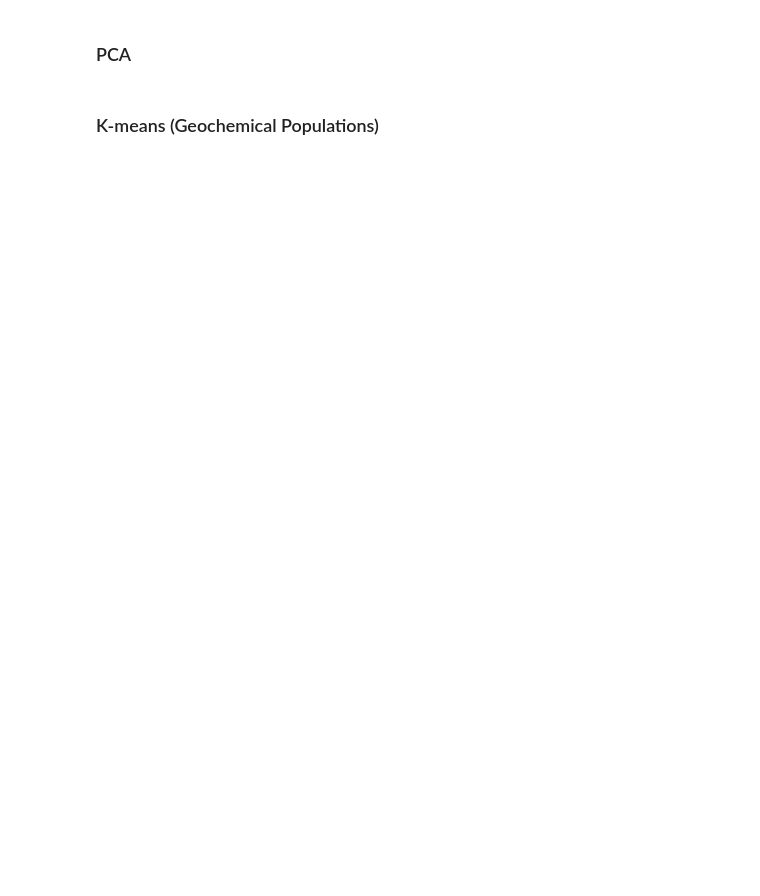
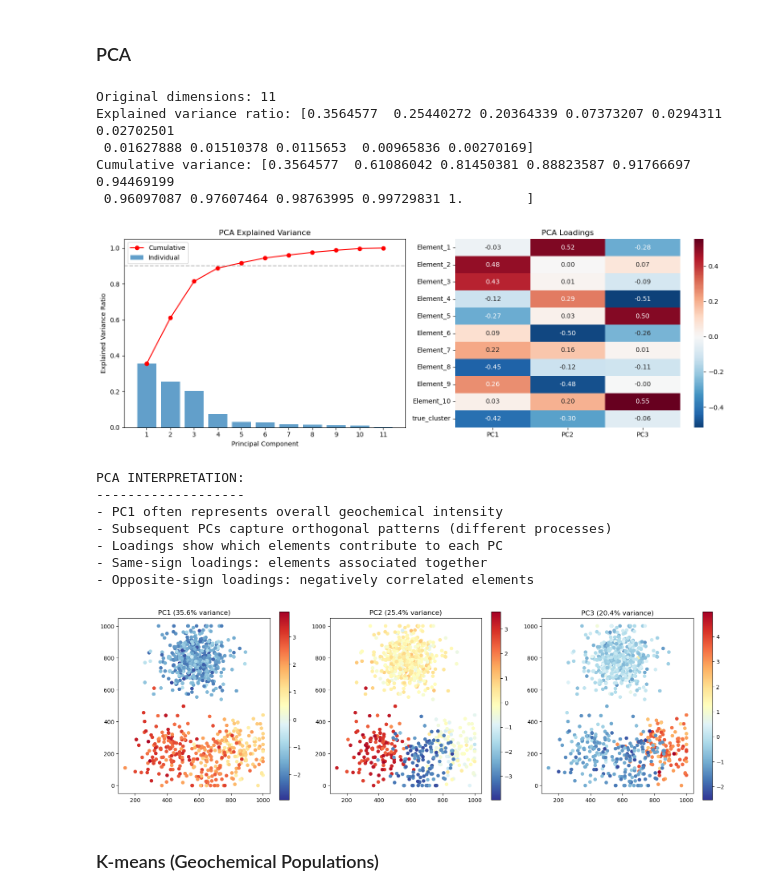
Before and after one commit to MinersAI/SGS_training, a Jupyter notebook: sgs_analytical_workflow.ipynb, the cells around one changed output. Saved outputs shown, nothing was run; the diff lists cells and outputs as text; code cells hidden in the pictures; blank space fills up the shorter version.

```diff
--- a/sgs_analytical_workflow.ipynb
+++ b/sgs_analytical_workflow.ipynb
@@ -377,2 +426,61 @@ plt.show()
+# %%
+# Prepare data for PCA
+X_geochem = geochem_gdf[feature_cols].values
+
+# Log transform (common for geochemical data)
+X_log = np.log(X_geochem + 1)
+
+# Standardize
+scaler = StandardScaler()
+X_scaled = scaler.fit_transform(X_log)
+
+# Apply PCA
+pca = PCA()
+X_pca = pca.fit_transform(X_scaled)
+
+print(f"Original dimensions: {X_geochem.shape[1]}")
+print(f"Explained variance ratio: {pca.explained_variance_ratio_}")
+print(f"Cumulative variance: {np.cumsum(pca.explained_variance_ratio_)}")
+
+# Visualize PCA results
+fig, axes = h.plot_pca_results(pca, feature_cols, figsize=(14, 5))
+plt.show()
+
+print("""
+PCA INTERPRETATION:
+-------------------
+- PC1 often represents overall geochemical intensity
+- Subsequent PCs capture orthogonal patterns (different processes)
+- Loadings show which elements contribute to each PC
+- Same-sign loadings: elements associated together
+- Opposite-sign loadings: negatively correlated elements
+""")
+
+# Spatial visualization of principal components
+fig, axes = plt.subplots(1, 3, figsize=(16, 5))
+
+for i, ax in enumerate(axes):
+    gdf_temp = geochem_gdf.copy()
+    gdf_temp[f'PC{i+1}'] = X_pca[:, i]
+    gdf_temp.plot(column=f'PC{i+1}', ax=ax, legend=True, cmap='RdYlBu_r', markersize=30)
+    ax.set_title(f'PC{i+1} ({pca.explained_variance_ratio_[i]*100:.1f}% variance)')
+
+plt.tight_layout()
+plt.show()
+# %% [output]
+Original dimensions: 11
+Explained variance ratio: [0.3564577  0.25440272 0.20364339 0.07373207 0.0294311  0.02702501
+ 0.01627888 0.01510378 0.0115653  0.00965836 0.00270169]
+Cumulative variance: [0.3564577  0.61086042 0.81450381 0.88823587 0.91766697 0.94469199
+ 0.96097087 0.97607464 0.98763995 0.99729831 1.        ]
+[figure, added]
+PCA INTERPRETATION:
+-------------------
+- PC1 often represents overall geochemical intensity
+- Subsequent PCs capture orthogonal patterns (different processes)
+- Loadings show which elements contribute to each PC
+- Same-sign loadings: elements associated together
+- Opposite-sign loadings: negatively correlated elements
+[figure, added]
 # %% [markdown]
 ### K-means (Geochemical Populations)
```
Also changed, not shown: parts of 15 cells of this notebook.
